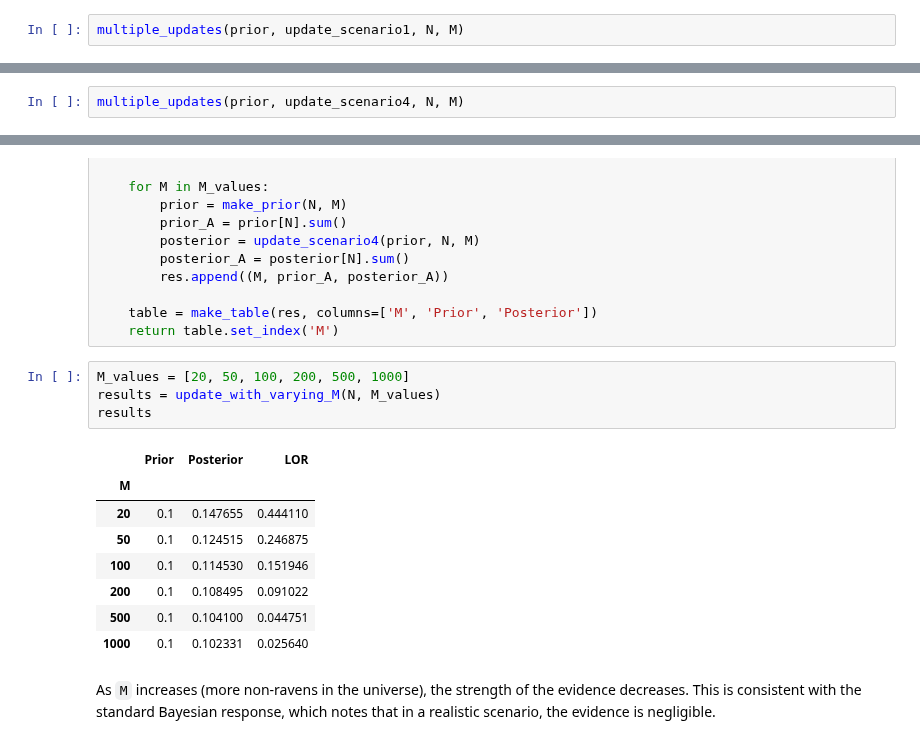
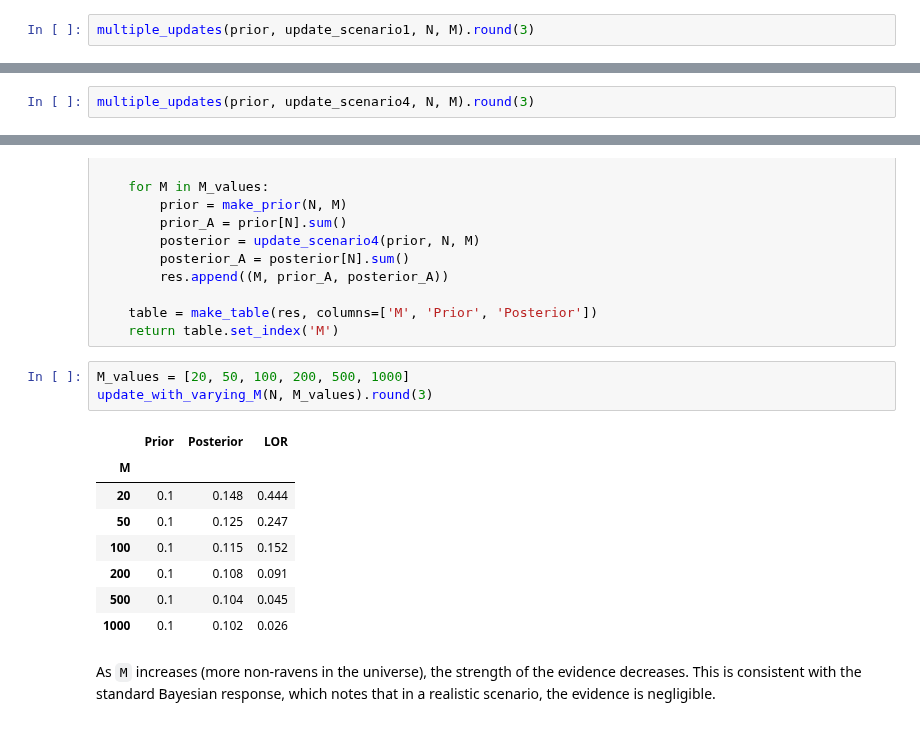
Before and after one commit to AllenDowney/ThinkBayes2, a Jupyter notebook: _sources/raven.ipynb, the cells around one changed output, grey strips where cells are left out. Saved outputs shown, nothing was run; the diff lists cells and outputs as text.

```diff
--- a/_sources/raven.ipynb
+++ b/_sources/raven.ipynb
@@ -508,7 +508,7 @@ def make_table(res, columns=['Prior', 'Posterior']):
 This table shows the results in Scenario 1 (which is the same as in Scenario 3).
 For each iteration, the table shows the prior and posterior probability of `A`, and the log odds ratio.
 # %%
-multiple_updates(prior, update_scenario1, N, M)
+multiple_updates(prior, update_scenario1, N, M).round(3)
 # %% [output]
 |  | Prior | Posterior | LOR |
 | Iteration |  |  |  |
@@ -533,7 +533,7 @@ But there is no prior where a black raven provides evidence *against* `A`.
 
 The following table shows the results in Scenario 4, where we select a non-black thing and check that it is not a raven.
 # %%
-multiple_updates(prior, update_scenario4, N, M)
+multiple_updates(prior, update_scenario4, N, M).round(3)
 # %% [output]
 |  | Prior | Posterior | LOR |
 | Iteration |  |  |  |
@@ -572,17 +572,16 @@ def update_with_varying_M(N, M_values):
     return table.set_index('M')
 # %%
 M_values = [20, 50, 100, 200, 500, 1000]
-results = update_with_varying_M(N, M_values)
-results
+update_with_varying_M(N, M_values).round(3)
 # %% [output]
 |  | Prior | Posterior | LOR |
 | M |  |  |  |
-| 20 | 0.1 | 0.147655 | 0.444110 |
-| 50 | 0.1 | 0.124515 | 0.246875 |
-| 100 | 0.1 | 0.114530 | 0.151946 |
-| 200 | 0.1 | 0.108495 | 0.091022 |
-| 500 | 0.1 | 0.104100 | 0.044751 |
-| 1000 | 0.1 | 0.102331 | 0.025640 |
+| 20 | 0.1 | 0.148 | 0.444 |
+| 50 | 0.1 | 0.125 | 0.247 |
+| 100 | 0.1 | 0.115 | 0.152 |
+| 200 | 0.1 | 0.108 | 0.091 |
+| 500 | 0.1 | 0.104 | 0.045 |
+| 1000 | 0.1 | 0.102 | 0.026 |
 # %% [markdown]
 As `M` increases (more non-ravens in the universe), the strength of the evidence decreases.
 This is consistent with the standard Bayesian response, which notes that in a realistic scenario, the evidence is negligible.
```
Also changed, not shown: parts of 3 cells of this notebook, 2 other files.
